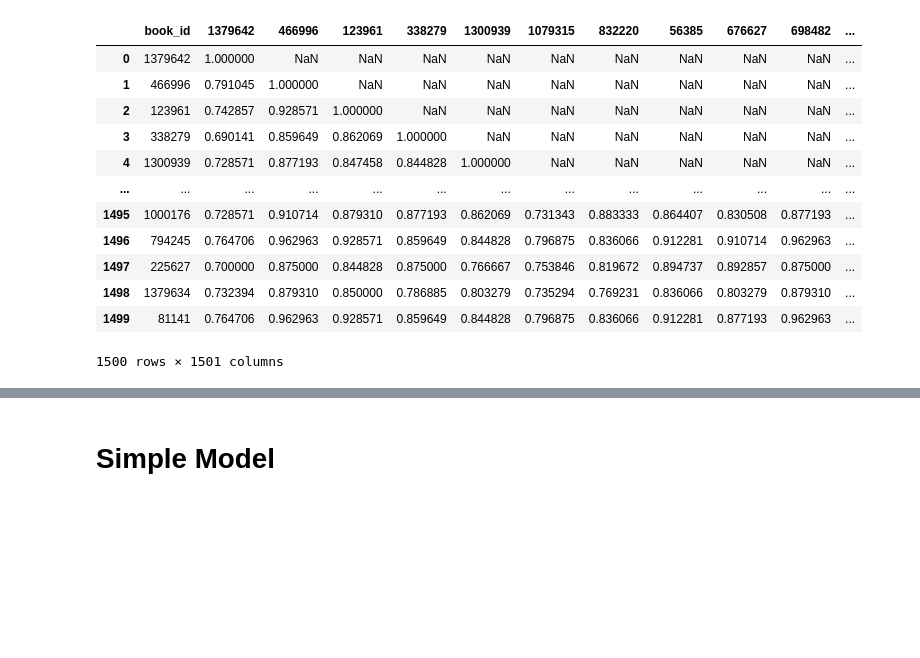
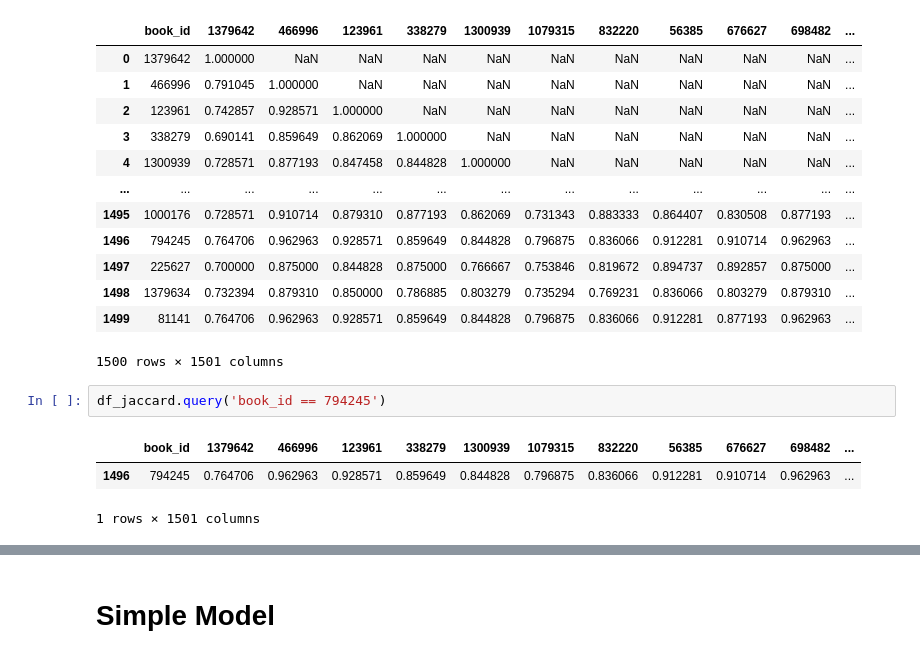
Before and after one commit to edtjulien/Books-recommendations, a Jupyter notebook: recommendation/reco-julien-clean.ipynb, the cells around one changed output, grey strips where cells are left out. Drawn from its saved outputs; the diff is of its cells as text; blank space fills up the shorter version.

```diff
--- a/recommendation/reco-julien-clean.ipynb
+++ b/recommendation/reco-julien-clean.ipynb
@@ -171,3 +171,9 @@ df_jaccard
 | 1498 | 1379634 | 0.732394 | 0.879310 | 0.850000 | 0.786885 | 0.803279 | 0.735294 | 0.769231 | 0.836066 | 0.803279 | 0.879310 | ... |
 | 1499 | 81141 | 0.764706 | 0.962963 | 0.928571 | 0.859649 | 0.844828 | 0.796875 | 0.836066 | 0.912281 | 0.877193 | 0.962963 | ... |
 1500 rows × 1501 columns
+# %%
+df_jaccard.query('book_id == 794245')
+# %% [output]
+|  | book_id | 1379642 | 466996 | 123961 | 338279 | 1300939 | 1079315 | 832220 | 56385 | 676627 | 698482 | ... |
+| 1496 | 794245 | 0.764706 | 0.962963 | 0.928571 | 0.859649 | 0.844828 | 0.796875 | 0.836066 | 0.912281 | 0.910714 | 0.962963 | ... |
+1 rows × 1501 columns
```
Also changed, not shown: parts of 2 cells of this notebook, 2 other files.
